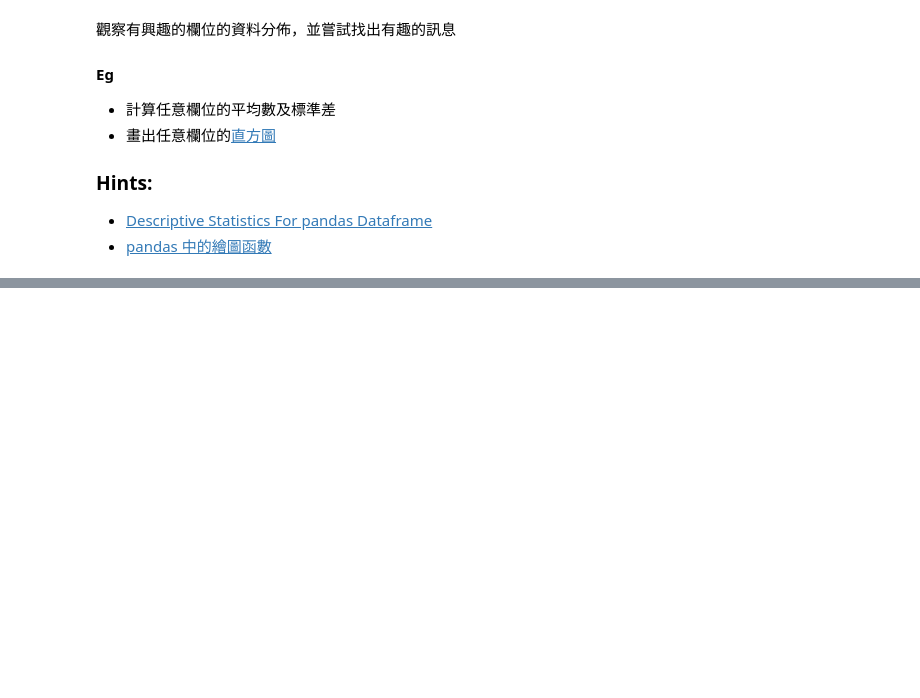
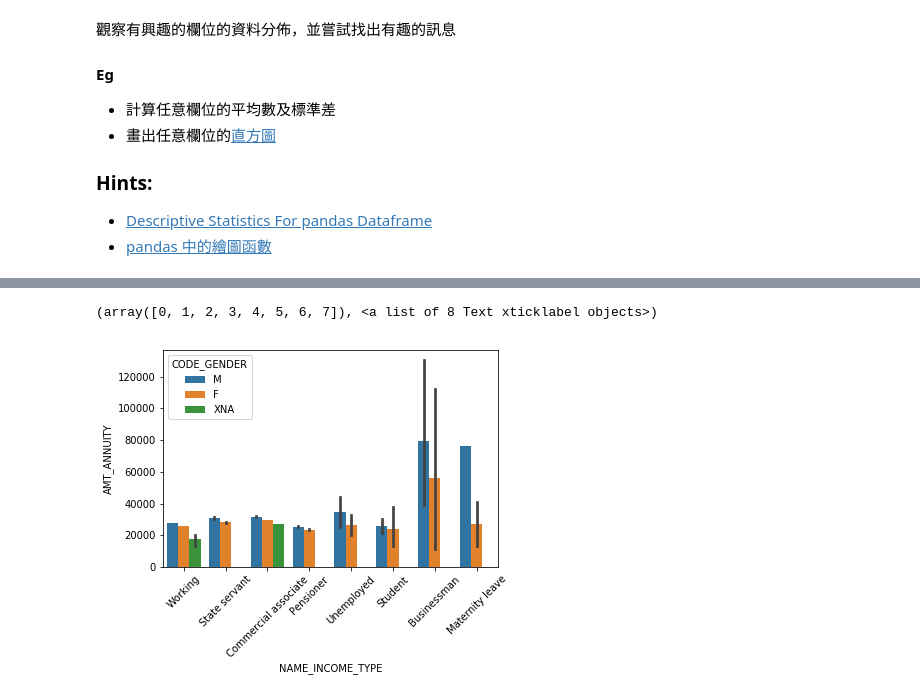
Before and after one commit to j0987834204/2nd-ML100Days, a Jupyter notebook: homework/Day_005_HW.ipynb, the cells around one changed output, grey strips where cells are left out. Drawn from its saved outputs; the diff is of its cells as text; code cells hidden in the pictures; blank space fills up the shorter version.

```diff
--- a/homework/Day_005_HW.ipynb
+++ b/homework/Day_005_HW.ipynb
@@ -25,0 +63,6 @@ import matplotlib.pyplot as plt
+# %%
+sns.barplot(x = 'NAME_INCOME_TYPE', y = 'AMT_ANNUITY', hue = 'CODE_GENDER', data = app_train)
+plt.xticks(rotation=45)
+# %% [output]
+(array([0, 1, 2, 3, 4, 5, 6, 7]), <a list of 8 Text xticklabel objects>)
+[figure, added]
```
Also changed, not shown: parts of 4 cells of this notebook, 1 other file.
